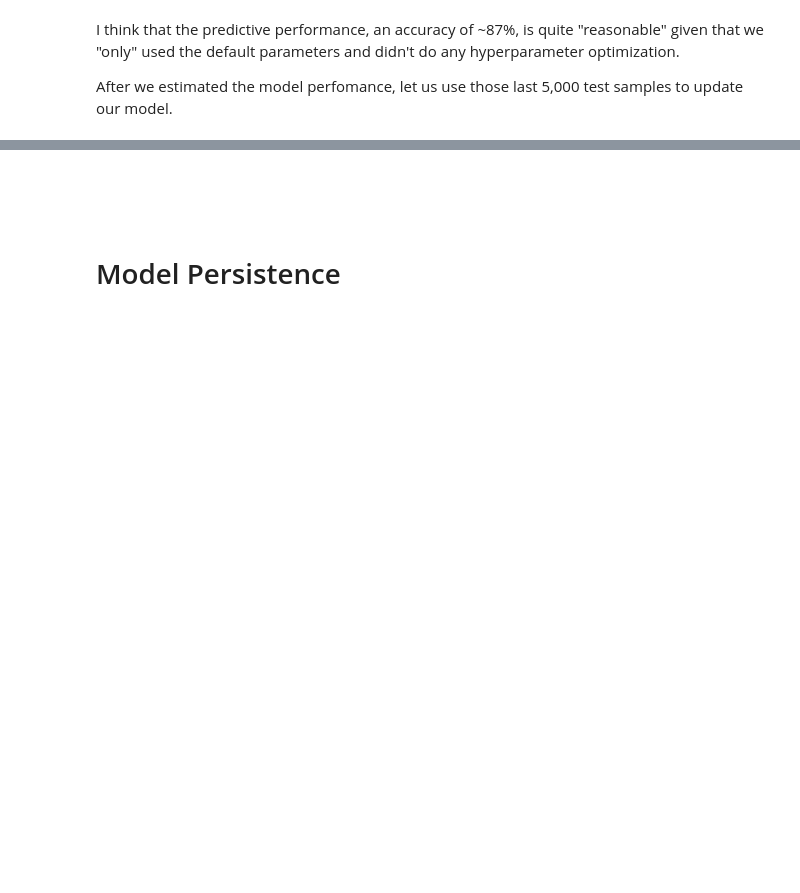
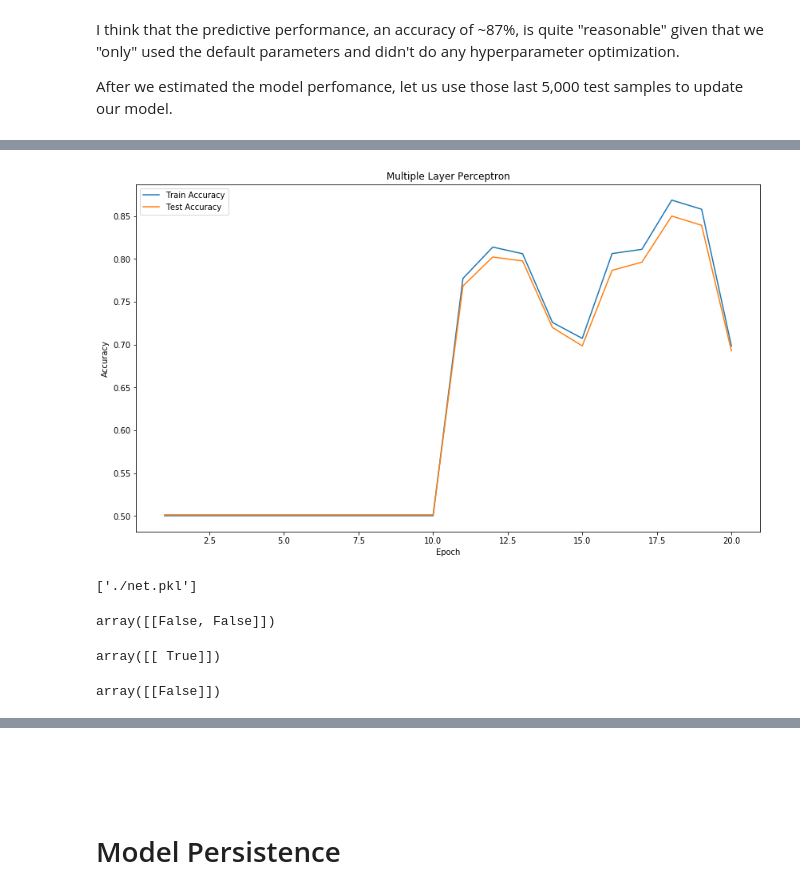
Before and after one commit to bsharma2/mlp-sentiment-analysis, a Jupyter notebook: NeuralNetworksSemana3.ipynb, the cells around one changed output, grey strips where cells are left out. Drawn from its saved outputs; the diff is of its cells as text; code cells hidden in the pictures; blank space fills up the shorter version.

```diff
--- a/NeuralNetworksSemana3.ipynb
+++ b/NeuralNetworksSemana3.ipynb
@@ -568,0 +895,22 @@ After we estimated the model perfomance, let us use those last 5,000 test sample
+# %%
+fig, ax = plt.subplots(figsize=(14, 8))
+
+l3, l4  = ax.plot(ep, acc_train_epoch, ep, acc_test_epoch)
+ax.set(xlabel='Epoch', ylabel='Accuracy', title='Multiple Layer Perceptron')
+
+plt.legend([l3, l4],["Train Accuracy", "Test Accuracy"])
+plt.show()
+# %% [output]
+[figure, added]
+# %%
+#Exercise 3: compare  with your Neural Network
+
+import joblib
+import os
+if not os.path.exists('./pkl_objects'):
+    os.mkdir('./pkl_objects')
+
+joblib.dump(encoder, './encoder.pkl')
+joblib.dump(net,'./net.pkl')
+# %% [output]
+['./net.pkl']
@@ -568,0 +920,21 @@ After we estimated the model perfomance, let us use those last 5,000 test sample
+# %%
+example = ['I loved this movie']
+X = vectorizer.transform(example)
+
+model.predSentiment(X)
+# %% [output]
+array([[False, False]])
+# %%
+example = ['This movie was great!']
+X = vectorizer.transform(example)
+
+model.predSentiment(X)
+# %% [output]
+array([[ True]])
+# %%
+example = ["I didn't like this movie"]
+X = vectorizer.transform(example)
+
+model.predSentiment(X)
+# %% [output]
+array([[False]])
```
Also changed, not shown: parts of 28 cells of this notebook, 2 other files.
